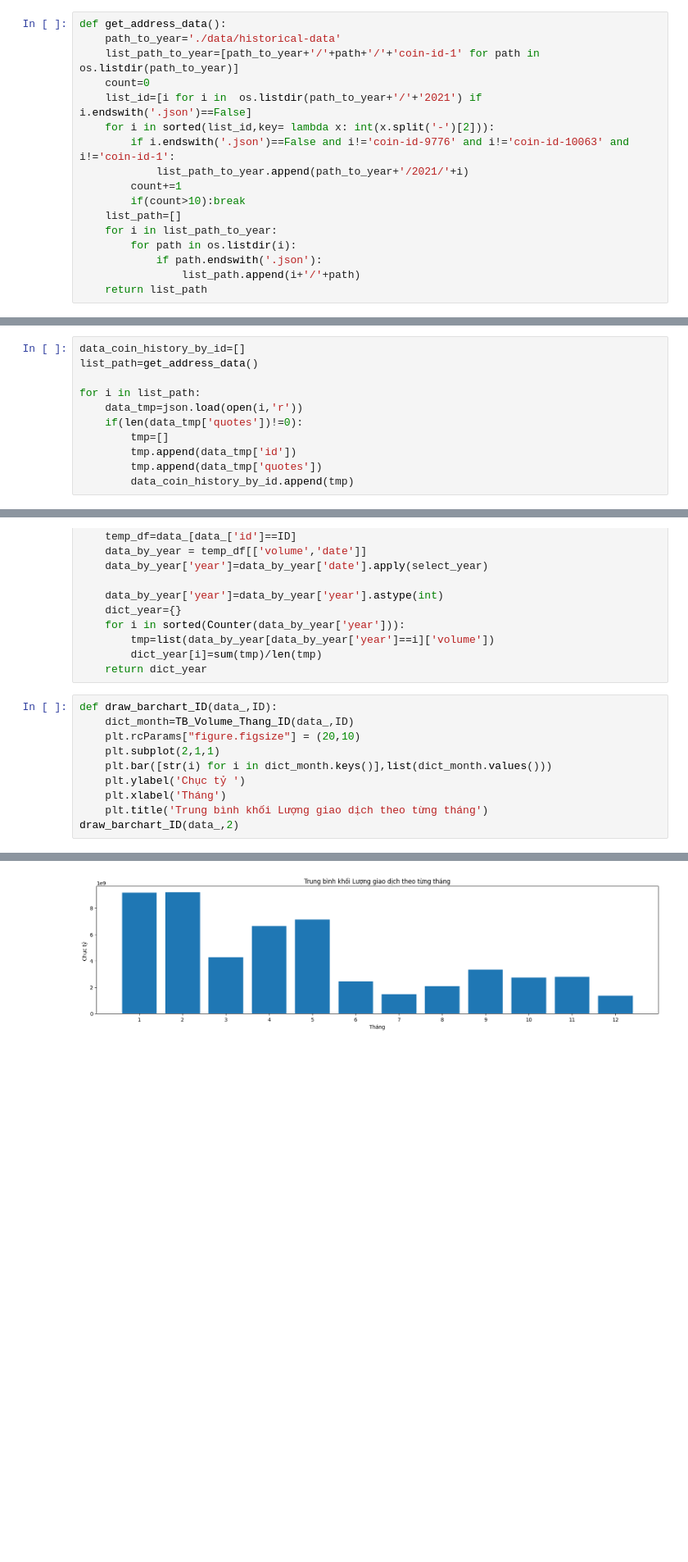
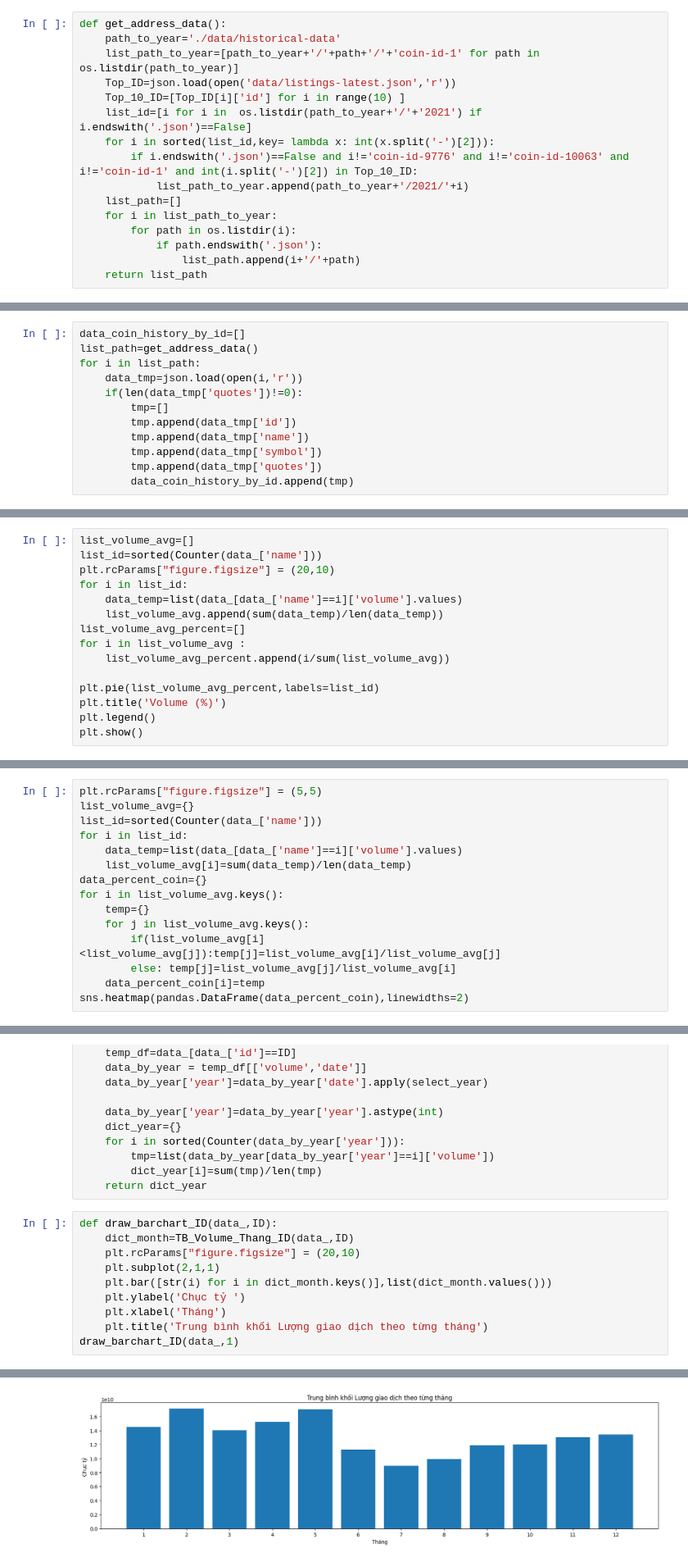
Before and after one commit to NMKHDL/Project-1, a Jupyter notebook: TXL.ipynb, the cells around one changed output, grey strips where cells are left out. Shown at 82% size. Cells and saved outputs as stored; diff of their text form; blank space fills up the shorter version.

```diff
--- a/TXL.ipynb
+++ b/TXL.ipynb
@@ -39,13 +41,12 @@ def xuly_data(listquotes):
 def get_address_data():
     path_to_year='./data/historical-data'
     list_path_to_year=[path_to_year+'/'+path+'/'+'coin-id-1' for path in os.listdir(path_to_year)]
-    count=0
+    Top_ID=json.load(open('data/listings-latest.json','r'))
+    Top_10_ID=[Top_ID[i]['id'] for i in range(10) ]
     list_id=[i for i in  os.listdir(path_to_year+'/'+'2021') if i.endswith('.json')==False]
     for i in sorted(list_id,key= lambda x: int(x.split('-')[2])):
-        if i.endswith('.json')==False and i!='coin-id-9776' and i!='coin-id-10063' and i!='coin-id-1':
+        if i.endswith('.json')==False and i!='coin-id-9776' and i!='coin-id-10063' and i!='coin-id-1' and int(i.split('-')[2]) in Top_10_ID:
             list_path_to_year.append(path_to_year+'/2021/'+i)
-        count+=1
-        if(count>10):break
     list_path=[]
     for i in list_path_to_year:
         for path in os.listdir(i):
@@ -57,12 +58,13 @@ def get_address_data():
 # %%
 data_coin_history_by_id=[]
 list_path=get_address_data()
-
 for i in list_path:
     data_tmp=json.load(open(i,'r'))
     if(len(data_tmp['quotes'])!=0):
         tmp=[]
         tmp.append(data_tmp['id'])
+        tmp.append(data_tmp['name'])
+        tmp.append(data_tmp['symbol'])
         tmp.append(data_tmp['quotes'])
         data_coin_history_by_id.append(tmp)
 # %% [markdown]
@@ -204,0 +174,15 @@ data_.head(10)
+# %%
+list_volume_avg=[]
+list_id=sorted(Counter(data_['name']))
+plt.rcParams["figure.figsize"] = (20,10)
+for i in list_id:
+    data_temp=list(data_[data_['name']==i]['volume'].values)
+    list_volume_avg.append(sum(data_temp)/len(data_temp))
+list_volume_avg_percent=[]
+for i in list_volume_avg :
+    list_volume_avg_percent.append(i/sum(list_volume_avg))
+
+plt.pie(list_volume_avg_percent,labels=list_id)
+plt.title('Volume (%)')
+plt.legend()
+plt.show()
@@ -204,0 +191,15 @@ data_.head(10)
+# %%
+plt.rcParams["figure.figsize"] = (5,5)
+list_volume_avg={}
+list_id=sorted(Counter(data_['name']))
+for i in list_id:
+    data_temp=list(data_[data_['name']==i]['volume'].values)
+    list_volume_avg[i]=sum(data_temp)/len(data_temp)
+data_percent_coin={}
+for i in list_volume_avg.keys():
+    temp={}
+    for j in list_volume_avg.keys():
+        if(list_volume_avg[i]<list_volume_avg[j]):temp[j]=list_volume_avg[i]/list_volume_avg[j]
+        else: temp[j]=list_volume_avg[j]/list_volume_avg[i]
+    data_percent_coin[i]=temp
+sns.heatmap(pandas.DataFrame(data_percent_coin),linewidths=2)
@@ -241,25 +245,25 @@ def TB_Volume_Nam_ID(data_,ID):
 # %%
 def draw_barchart_ID(data_,ID):
     dict_month=TB_Volume_Thang_ID(data_,ID)
     plt.rcParams["figure.figsize"] = (20,10)
     plt.subplot(2,1,1)
     plt.bar([str(i) for i in dict_month.keys()],list(dict_month.values()))
     plt.ylabel('Chục tỷ ')
     plt.xlabel('Tháng')
     plt.title('Trung bình khối Lượng giao dịch theo từng tháng')
-draw_barchart_ID(data_,2)
+draw_barchart_ID(data_,1)
 # %% [output]
 A value is trying to be set on a copy of a slice from a DataFrame.
 Try using .loc[row_indexer,col_indexer] = value instead
 
 See the caveats in the documentation: https://pandas.pydata.org/pandas-docs/stable/user_guide/indexing.html#returning-a-view-versus-a-copy
   data_by_month['month']=data_by_month['date'].apply(select_month)
 A value is trying to be set on a copy of a slice from a DataFrame.
 Try using .loc[row_indexer,col_indexer] = value instead
 
 See the caveats in the documentation: https://pandas.pydata.org/pandas-docs/stable/user_guide/indexing.html#returning-a-view-versus-a-copy
   data_by_month['month']=data_by_month['month'].astype(int)
-[figure, old version]
+[figure, new version]
 # %%
 def TB_Cost_Thang_ID(data_,ID):
     temp_df=data_[data_['id']==ID]
```
Also changed, not shown: parts of 26 cells of this notebook.
